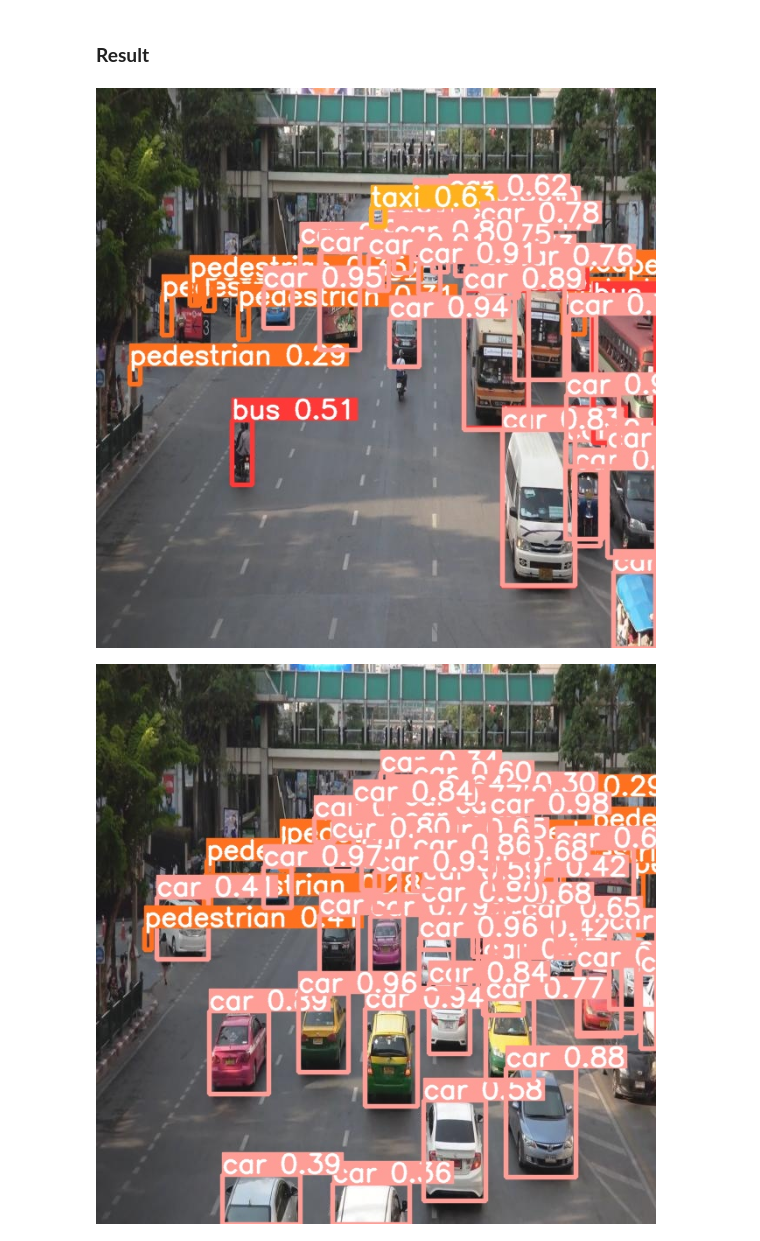
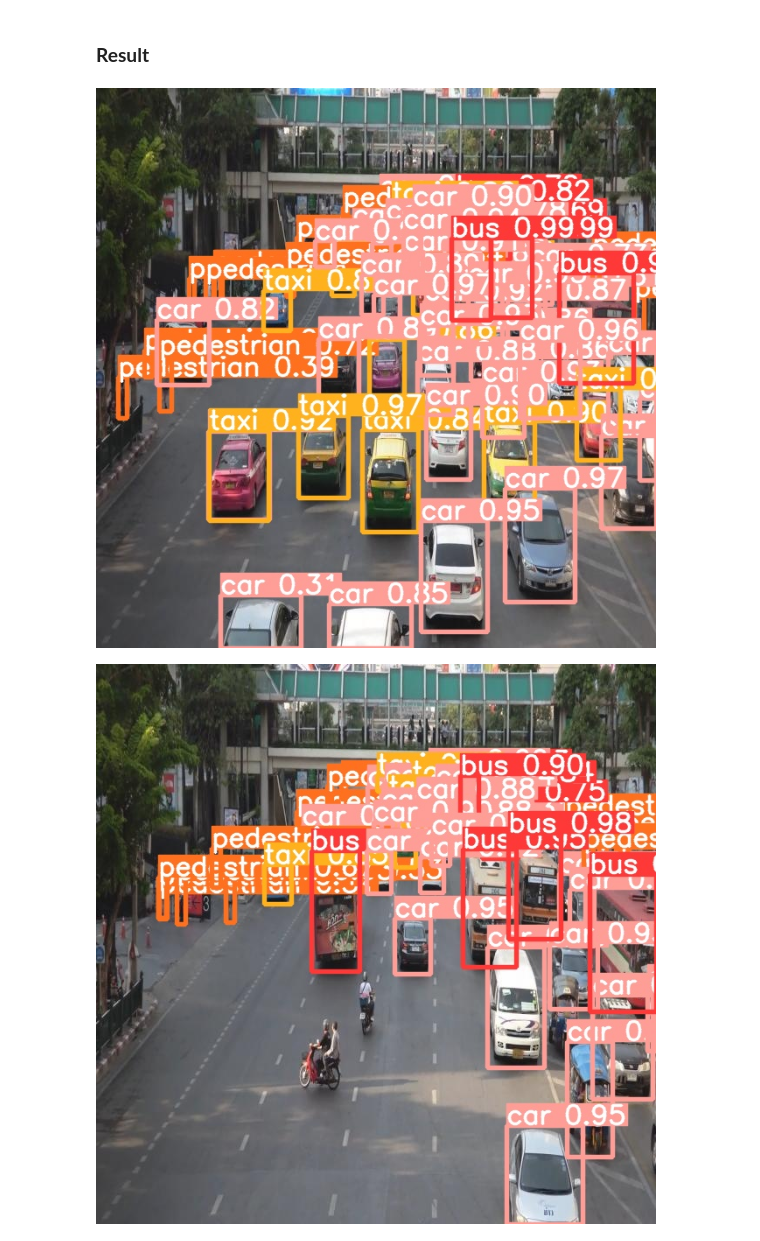
Before and after one commit to nxxk23/PMU-B-PersonalAI, a Jupyter notebook: WorkShop/WorkShop6_ImageDetectionUsingYOLOv8.ipynb, the cells around one changed output. Drawn from its saved outputs; the diff is of its cells as text; code cells hidden in the pictures.

```diff
--- a/WorkShop/WorkShop6_ImageDetectionUsingYOLOv8.ipynb
+++ b/WorkShop/WorkShop6_ImageDetectionUsingYOLOv8.ipynb
@@ -355,7 +355,7 @@ Results saved to runs/detect/predict3
 import glob
 from IPython.display import Image, display
 
-for image_path in glob.glob(f'{HOME}/runs/detect/predict3/*.jpg')[:3]:
+for image_path in glob.glob(f'{HOME}/runs/detect/predict2/*.jpg')[:3]:
       display(Image(filename=image_path, width=600))
       print("\n")
 # %% [output]
@@ -488,10 +490,10 @@ Results saved to runs/detect/predict4
 # %%
 import glob
 from IPython.display import Image, display
 
-for image_path in glob.glob(f'{HOME}/runs/detect/predict4/*.jpg')[:2]:
+for image_path in glob.glob(f'{HOME}/runs/detect/predict3/*.jpg')[:10]:
       display(Image(filename=image_path, width=600))
       print("\n")
 # %% [output]
-[figure, old version]
+[figure, new version]
-[figure, old version]
+[figure, new version]
```
Also changed, not shown: parts of 20 cells of this notebook.
